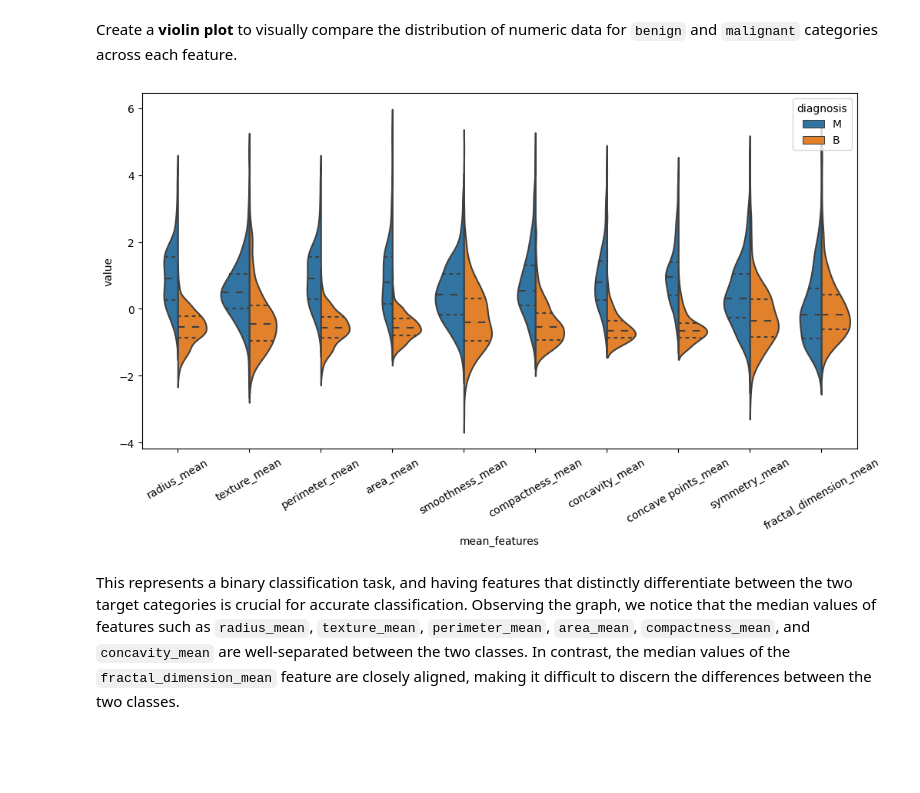
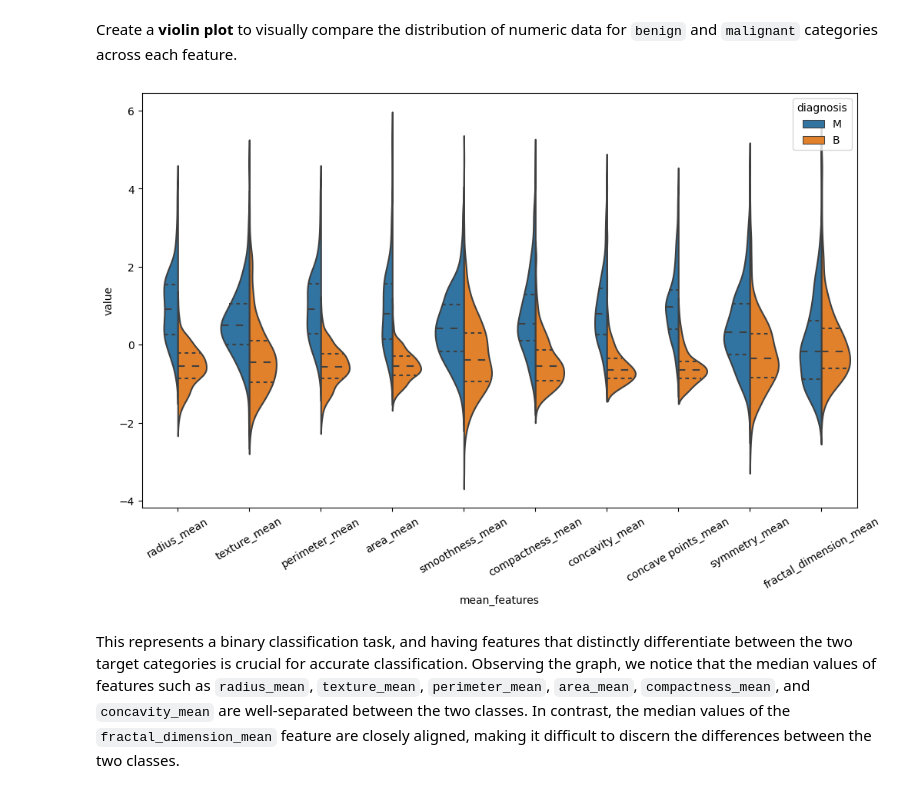
Before and after one commit to cuongpham24/Data-science-projects, a Jupyter notebook: Project_02_Feature_Selection/Project_02_Breast_Cancer.ipynb, the cells around one changed output. Drawn from its saved outputs; the diff is of its cells as text; code cells hidden in the pictures; blank space fills up the shorter version.

```diff
--- a/Project_02_Feature_Selection/Project_02_Breast_Cancer.ipynb
+++ b/Project_02_Feature_Selection/Project_02_Breast_Cancer.ipynb
@@ -112,14 +115,13 @@ x_norm.head(3)
 Create a **violin plot** to visually compare the distribution of numeric data for `benign` and `malignant` categories across each feature.
 # %%
 # Violin plot for the mean features
-plot_data = pd.melt(pd.concat([y, x_norm.iloc[:, 0:10]], axis=1),
-                    id_vars="diagnosis",
-                    var_name="mean_features")
+plot_data_mean = pd.melt(pd.concat([y, x_norm.iloc[:, 0:10]], axis=1),
+                         id_vars="diagnosis", var_name="mean_features")
 
-plt.figure(figsize=(12, 6))
-sns.violinplot(x="mean_features", y="value", hue="diagnosis", data=plot_data, split=True, inner="quart")
+plt.figure(figsize=(12, 7))
+sns.violinplot(x="mean_features", y="value", hue="diagnosis", data=plot_data_mean, inner="quartile", split=True)
 plt.xticks(rotation=30);
 # %% [output]
-[figure, old version]
+[figure, new version]
 # %% [markdown]
 This represents a binary classification task, and having features that distinctly differentiate between the two target categories is crucial for accurate classification. Observing the graph, we notice that the median values of features such as `radius_mean`, `texture_mean`, `perimeter_mean`, `area_mean`, `compactness_mean`, and `concavity_mean` are well-separated between the two classes. In contrast, the median values of the `fractal_dimension_mean` feature are closely aligned, making it difficult to discern the differences between the two classes.
```
Also changed, not shown: parts of 14 cells of this notebook.
